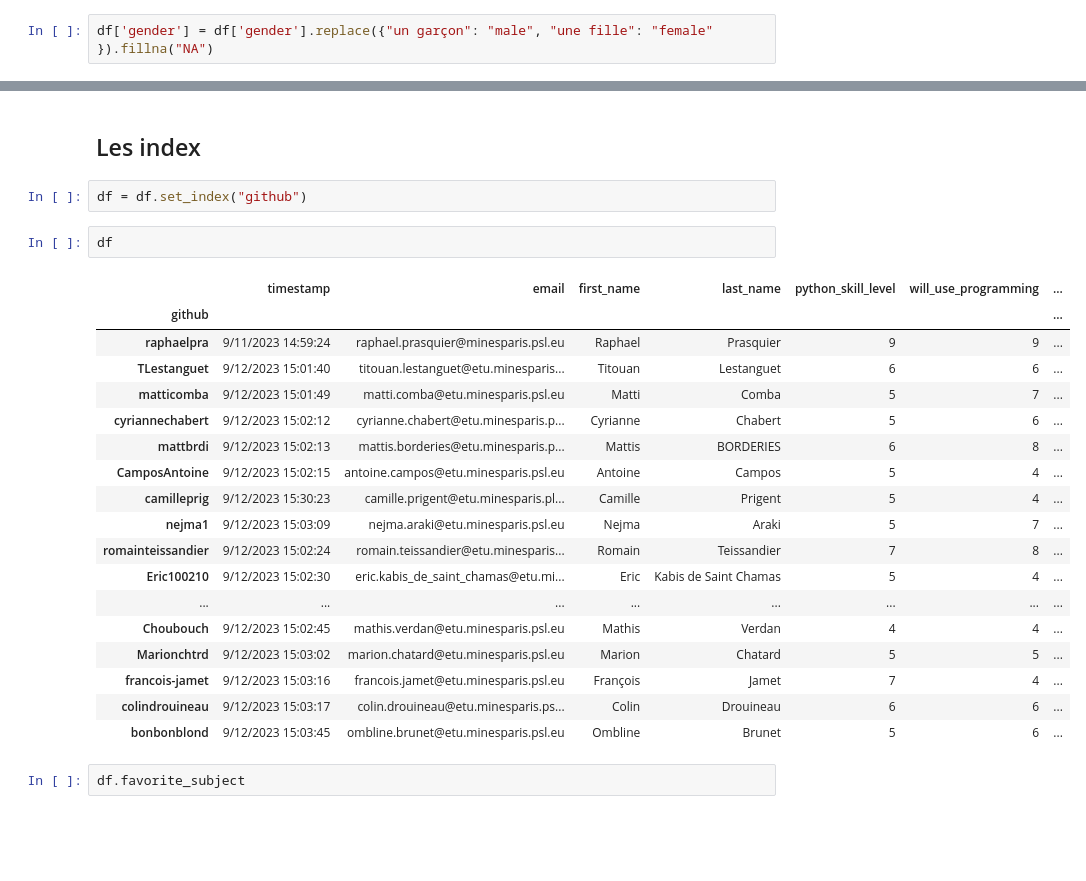
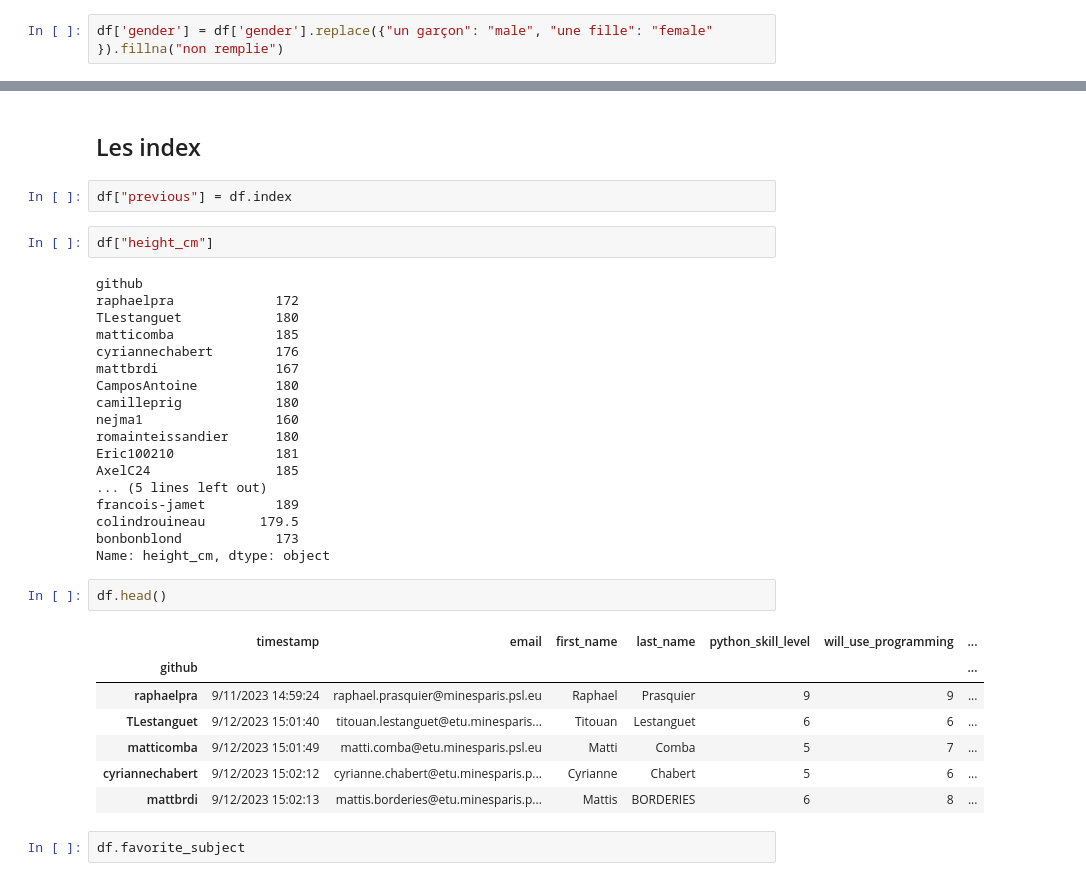
Before and after one commit to mines-pe2023-groupe-5/cours, a Jupyter notebook: se-connaitre.ipynb, the cells around one changed output, grey strips where cells are left out. Cells and saved outputs as stored; diff of their text form; blank space fills up the shorter version.

```diff
--- a/se-connaitre.ipynb
+++ b/se-connaitre.ipynb
@@ -81,6 +121,6 @@ df.gender.fillna("NA")
 Name: gender, dtype: object
 # %%
-df['gender'] = df['gender'].replace({"un garçon": "male", "une fille": "female" }).fillna("NA")
+df['gender'] = df['gender'].replace({"un garçon": "male", "une fille": "female" }).fillna("non remplie")
 # %%
 df.gender.unique()
 # %% [output]
@@ -246,28 +337,37 @@ Name: count, dtype: int64
 # %% [markdown]
 ## Les index
 # %%
-df = df.set_index("github")
+df["previous"] = df.index
+# %%
+df["height_cm"]
+# %% [output]
+github
+raphaelpra             172
+TLestanguet            180
+matticomba             185
+cyriannechabert        176
+mattbrdi               167
+CamposAntoine          180
+camilleprig            180
+nejma1                 160
+romainteissandier      180
+Eric100210             181
+AxelC24                185
+... (5 lines left out)
+francois-jamet         189
+colindrouineau       179.5
+bonbonblond            173
+Name: height_cm, dtype: object
 # %%
-df
+df.head()
 # %% [output]
 |  | timestamp | email | first_name | last_name | python_skill_level | will_use_programming | ... |
 | github |  |  |  |  |  |  | ... |
 | raphaelpra | 9/11/2023 14:59:24 | raphael.prasquier@minesparis.psl.eu | Raphael | Prasquier | 9 | 9 | ... |
 | TLestanguet | 9/12/2023 15:01:40 | titouan.lestanguet@etu.minesparis... | Titouan | Lestanguet | 6 | 6 | ... |
 | matticomba | 9/12/2023 15:01:49 | matti.comba@etu.minesparis.psl.eu | Matti | Comba | 5 | 7 | ... |
 | cyriannechabert | 9/12/2023 15:02:12 | cyrianne.chabert@etu.minesparis.p... | Cyrianne | Chabert | 5 | 6 | ... |
 | mattbrdi | 9/12/2023 15:02:13 | mattis.borderies@etu.minesparis.p... | Mattis | BORDERIES | 6 | 8 | ... |
-| CamposAntoine | 9/12/2023 15:02:15 | antoine.campos@etu.minesparis.psl.eu | Antoine | Campos | 5 | 4 | ... |
-| camilleprig | 9/12/2023 15:30:23 | camille.prigent@etu.minesparis.pl... | Camille | Prigent | 5 | 4 | ... |
-| nejma1 | 9/12/2023 15:03:09 | nejma.araki@etu.minesparis.psl.eu | Nejma | Araki | 5 | 7 | ... |
-| romainteissandier | 9/12/2023 15:02:24 | romain.teissandier@etu.minesparis... | Romain | Teissandier | 7 | 8 | ... |
-| Eric100210 | 9/12/2023 15:02:30 | eric.kabis_de_saint_chamas@etu.mi... | Eric | Kabis de Saint Chamas | 5 | 4 | ... |
-| ... | ... | ... | ... | ... | ... | ... | ... |
-| Choubouch | 9/12/2023 15:02:45 | mathis.verdan@etu.minesparis.psl.eu | Mathis | Verdan | 4 | 4 | ... |
-| Marionchtrd | 9/12/2023 15:03:02 | marion.chatard@etu.minesparis.psl.eu | Marion | Chatard | 5 | 5 | ... |
-| francois-jamet | 9/12/2023 15:03:16 | francois.jamet@etu.minesparis.psl.eu | François | Jamet | 7 | 4 | ... |
-| colindrouineau | 9/12/2023 15:03:17 | colin.drouineau@etu.minesparis.ps... | Colin | Drouineau | 6 | 6 | ... |
-| bonbonblond | 9/12/2023 15:03:45 | ombline.brunet@etu.minesparis.psl.eu | Ombline | Brunet | 5 | 6 | ... |
 # %%
 df.favorite_subject
 # %% [output]
```
Also changed, not shown: parts of 44 cells of this notebook.
